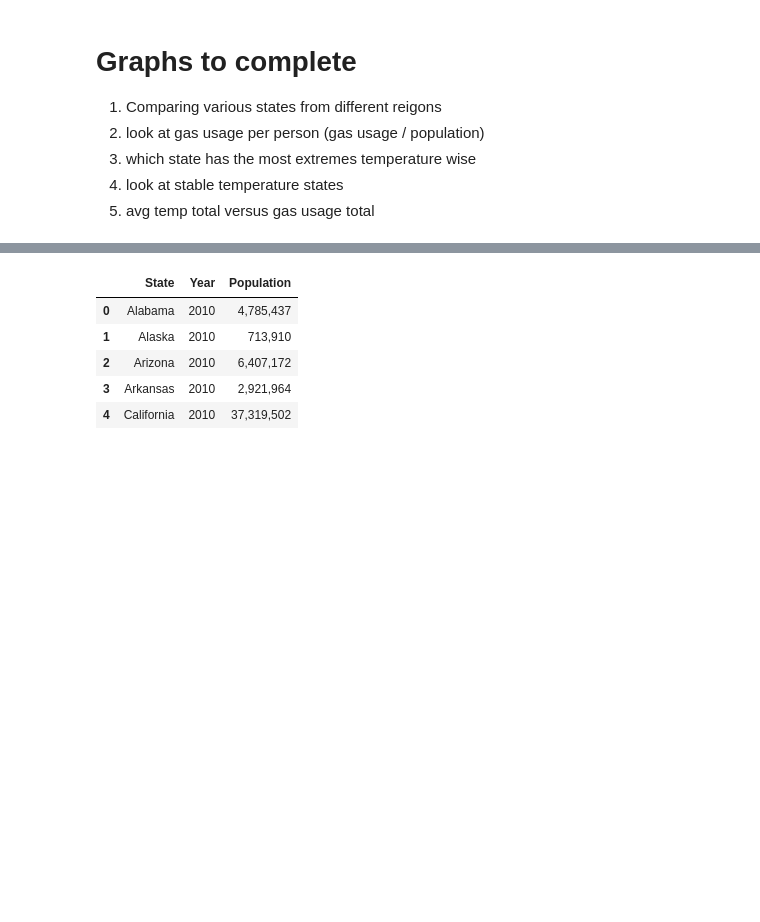
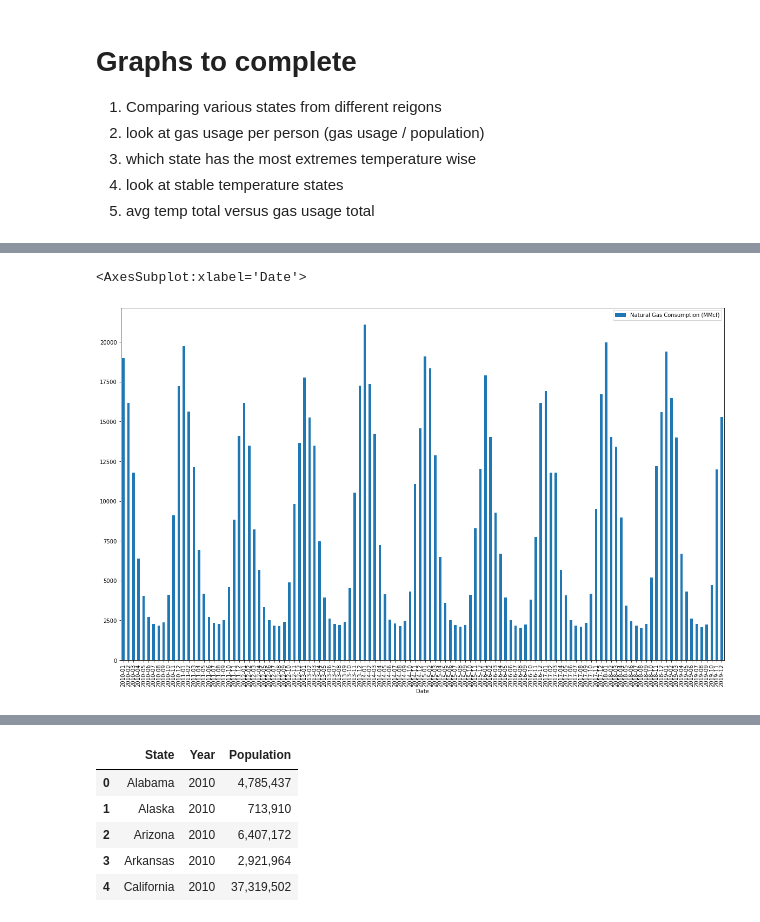
Before and after one commit to kcwf3d/databootcamp_Project_1, a Jupyter notebook: ma_pr1_data_clean.ipynb, the cells around one changed output, grey strips where cells are left out. Drawn from its saved outputs; the diff is of its cells as text; code cells hidden in the pictures; blank space fills up the shorter version.

Commit message:
JMJ updating with a bar graph of the average Gas Consumption grouping by date (showing over time)

```diff
--- a/ma_pr1_data_clean.ipynb
+++ b/ma_pr1_data_clean.ipynb
@@ -222,3 +215,12 @@ combined_df.plot(kind='scatter', x=' Average Temperature', y='Natural Gas Consum
+# %%
+#JMJ adding bar graph of the average Gas Consumption for all states over time
+date_df = combined_df.groupby('Date').mean()
+# date_df.head()
+# list(date_df.columns)
+date_df.plot(kind='bar', y= 'Natural Gas Consumption (MMcf)', figsize =(20,12))
+# %% [output]
+<AxesSubplot:xlabel='Date'>
+[figure, added]
 # %%
 pop_file = 'clean_data/10yr_population_data.csv'
 
```
Also changed, not shown: parts of 3 cells of this notebook.
